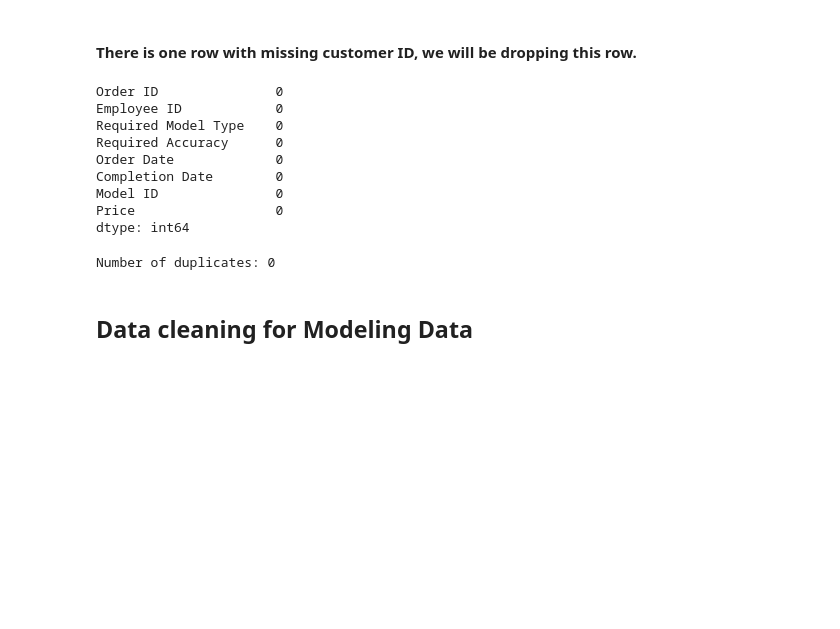
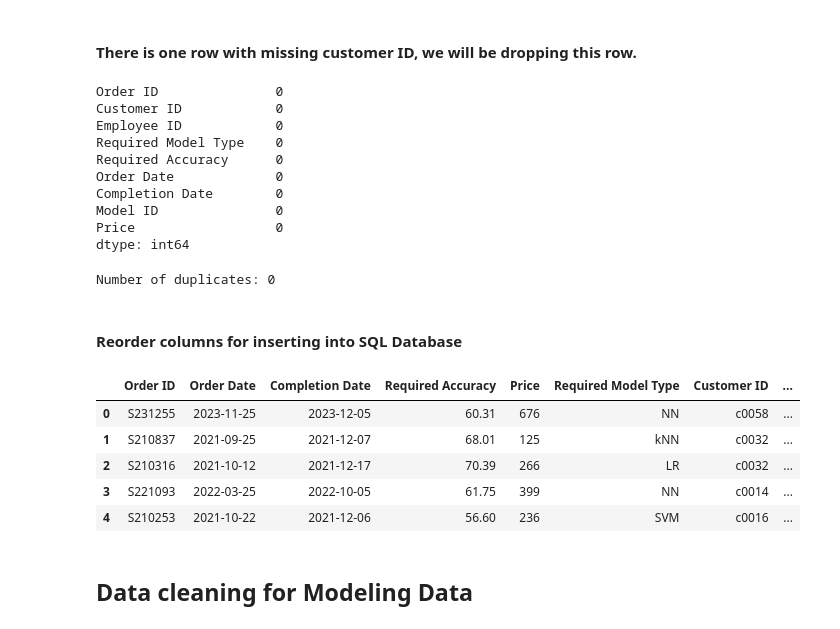
Before and after one commit to j00ny1/DENG_CA2, a Jupyter notebook: data_wrangling.ipynb, the cells around one changed output. Drawn from its saved outputs; the diff is of its cells as text; code cells hidden in the pictures; blank space fills up the shorter version.

Commit message:
arrange order of columns

```diff
--- a/data_wrangling.ipynb
+++ b/data_wrangling.ipynb
@@ -165,13 +165,14 @@ dtype: int64
 #### There is one row with missing customer ID, we will be dropping this row.
 # %%
 # making sure there is no missing values
-order.dropna(axis=1, how='any', inplace=True)
+order.dropna(axis=0, how='any', inplace=True)
 # %%
 # checking for missing data
 missing = order.isna().sum()
 print(missing)
 # %% [output]
 Order ID               0
+Customer ID            0
 Employee ID            0
 Required Model Type    0
 Required Accuracy      0
@@ -186,6 +187,20 @@ duplicates = order.duplicated().sum()
 print(f"Number of duplicates: {duplicates}")
 # %% [output]
 Number of duplicates: 0
+# %% [markdown]
+#### Reorder columns for inserting into SQL Database
+# %%
+# Reorder the columns
+columns_order = ['Order ID', 'Order Date', 'Completion Date', 'Required Accuracy', 'Price', 'Required Model Type', 'Customer ID', 'Employee ID', 'Model ID']
+order = order[columns_order]
+order.head()
+# %% [output]
+|  | Order ID | Order Date | Completion Date | Required Accuracy | Price | Required Model Type | Customer ID | ... |
+| 0 | S231255 | 2023-11-25 | 2023-12-05 | 60.31 | 676 | NN | c0058 | ... |
+| 1 | S210837 | 2021-09-25 | 2021-12-07 | 68.01 | 125 | kNN | c0032 | ... |
+| 2 | S210316 | 2021-10-12 | 2021-12-17 | 70.39 | 266 | LR | c0032 | ... |
+| 3 | S221093 | 2022-03-25 | 2022-10-05 | 61.75 | 399 | NN | c0014 | ... |
+| 4 | S210253 | 2021-10-22 | 2021-12-06 | 56.60 | 236 | SVM | c0016 | ... |
 # %% [markdown]
 ## Data cleaning for Modeling Data
 # %%
```
Also changed, not shown: parts of 2 cells of this notebook, 2 other files.
